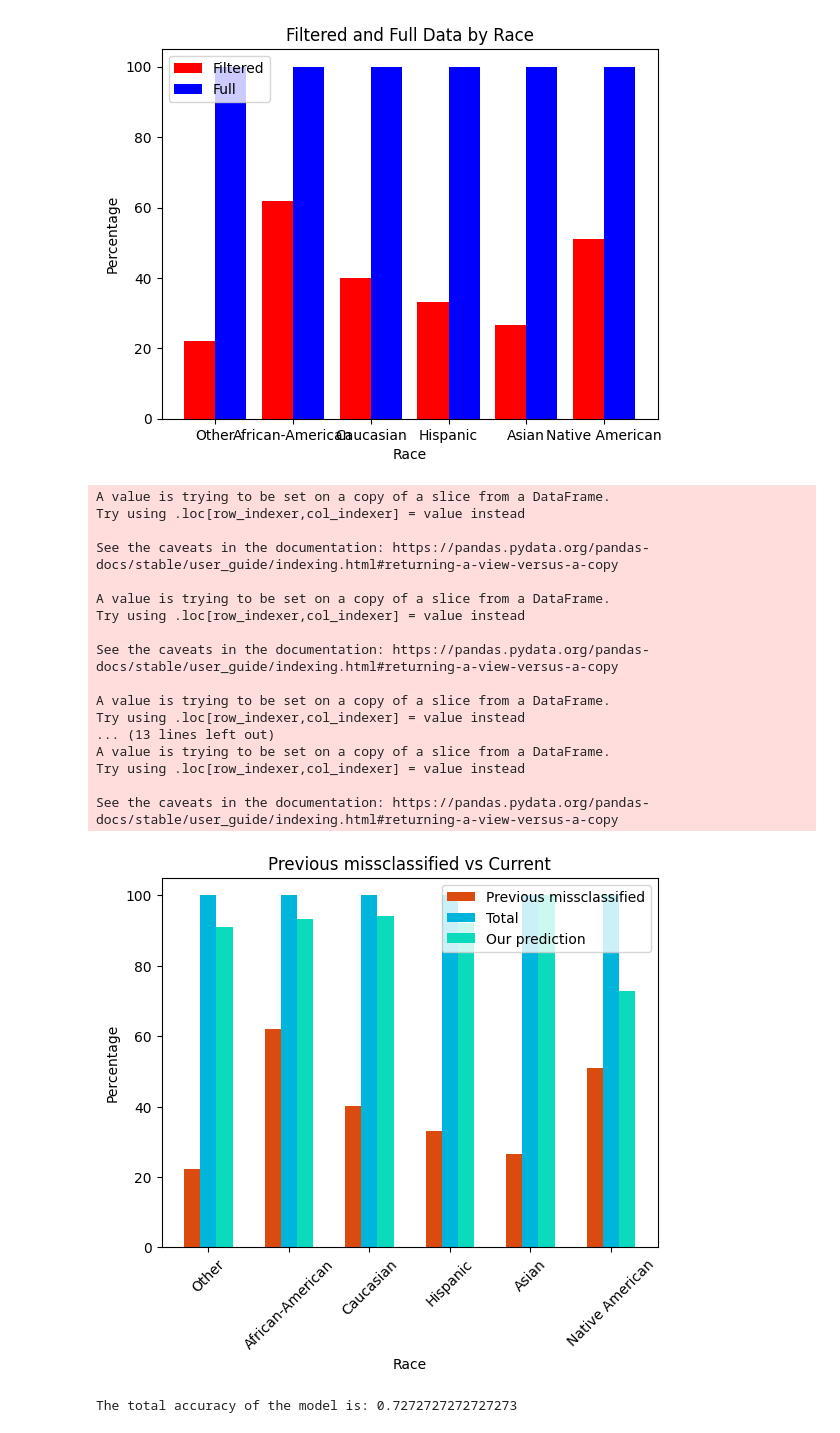
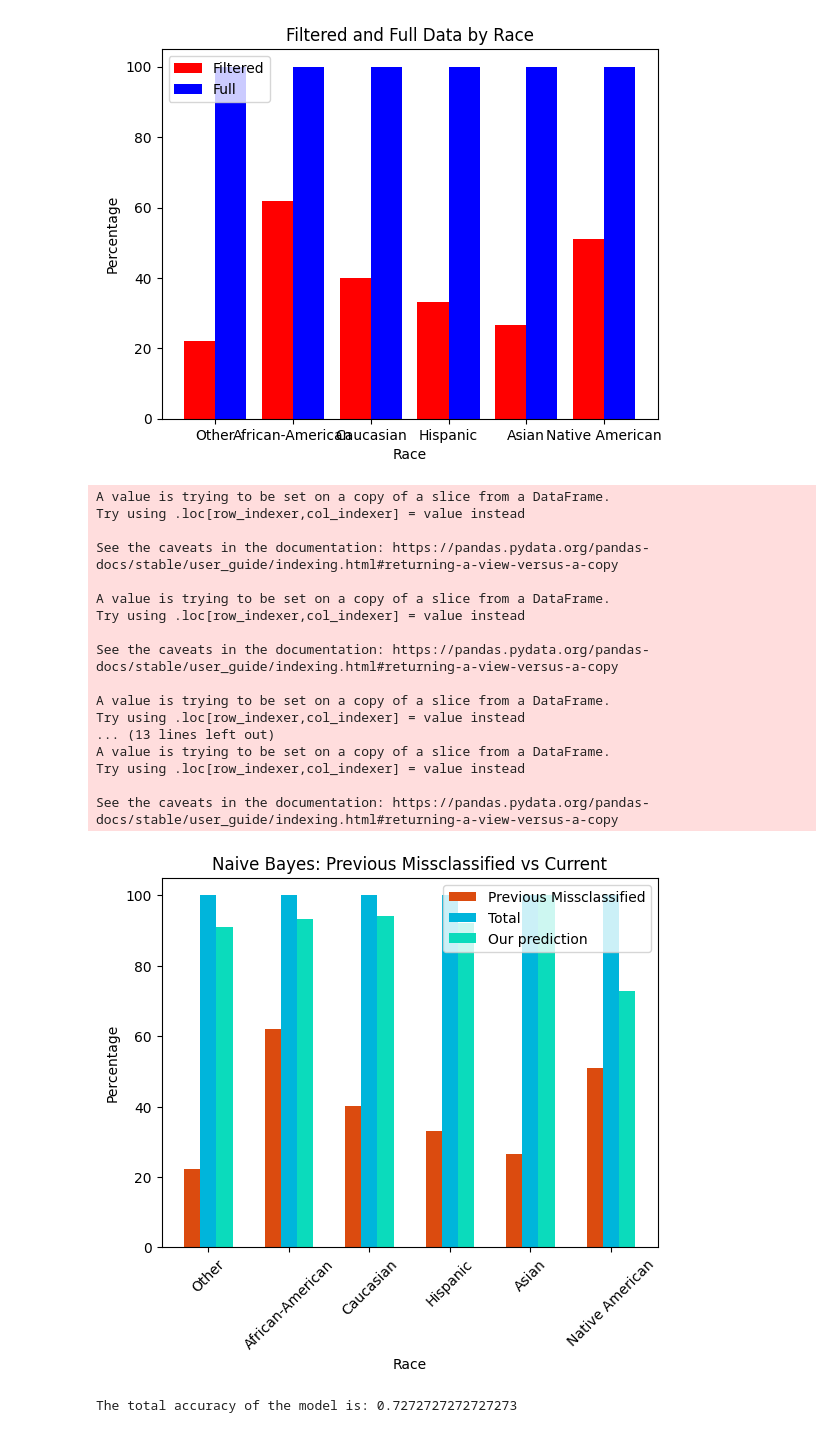
Before and after one commit to jayjoshi1400/mitigation_racial_bias, a Jupyter notebook: NB_0.23.ipynb, the cells around one changed output. Drawn from its saved outputs; the diff is of its cells as text; code cells hidden in the pictures.

```diff
--- a/NB_0.23.ipynb
+++ b/NB_0.23.ipynb
@@ -354,7 +354,7 @@ for race in races:
 fig, ax = plt.subplots()
 
 # Set the title and the labels
-ax.set_title("Previous missclassified vs Current")
+ax.set_title("Naive Bayes: Previous Missclassified vs Current")
 ax.set_xlabel("Race")
 ax.set_ylabel("Percentage")
 
@@ -362,38 +362,38 @@ ax.set_ylabel("Percentage")
 x_pos = range(len(races))
 
 # Plot the filtered data in red and the full data in blue as adjacent bars
-ax.bar(x_pos, percentages, color="#DB4B0F", label="Previous missclassified", width=0.2)
+ax.bar(x_pos, percentages, color="#DB4B0F", label="Previous Missclassified", width=0.2)
 ax.bar([x + 0.2 for x in x_pos], [100] * len(races), color="#00B5DB", label="Total", width=0.2)
 ax.bar([x + 0.4 for x in x_pos], percentages1, color="#0BDBBC", label="Our prediction", width=0.2)
 
 # Set the x ticks and labels
 ax.set_xticks([x + 0.2 for x in x_pos])
 ax.set_xticklabels(races, rotation=45)
 
 # Add a legend
 ax.legend()
 
 # Show the graph
 plt.show()
 # %% [output]
 A value is trying to be set on a copy of a slice from a DataFrame.
 Try using .loc[row_indexer,col_indexer] = value instead
 
 See the caveats in the documentation: https://pandas.pydata.org/pandas-docs/stable/user_guide/indexing.html#returning-a-view-versus-a-copy
 
 A value is trying to be set on a copy of a slice from a DataFrame.
 Try using .loc[row_indexer,col_indexer] = value instead
 
 See the caveats in the documentation: https://pandas.pydata.org/pandas-docs/stable/user_guide/indexing.html#returning-a-view-versus-a-copy
 
 A value is trying to be set on a copy of a slice from a DataFrame.
 Try using .loc[row_indexer,col_indexer] = value instead
 ... (13 lines left out)
 A value is trying to be set on a copy of a slice from a DataFrame.
 Try using .loc[row_indexer,col_indexer] = value instead
 
 See the caveats in the documentation: https://pandas.pydata.org/pandas-docs/stable/user_guide/indexing.html#returning-a-view-versus-a-copy
-[figure, old version]
+[figure, new version]
 # %%
 # Import the accuracy_score function
 from sklearn.metrics import accuracy_score
```
Also changed, not shown: parts of 2 cells of this notebook, 5 other files.
